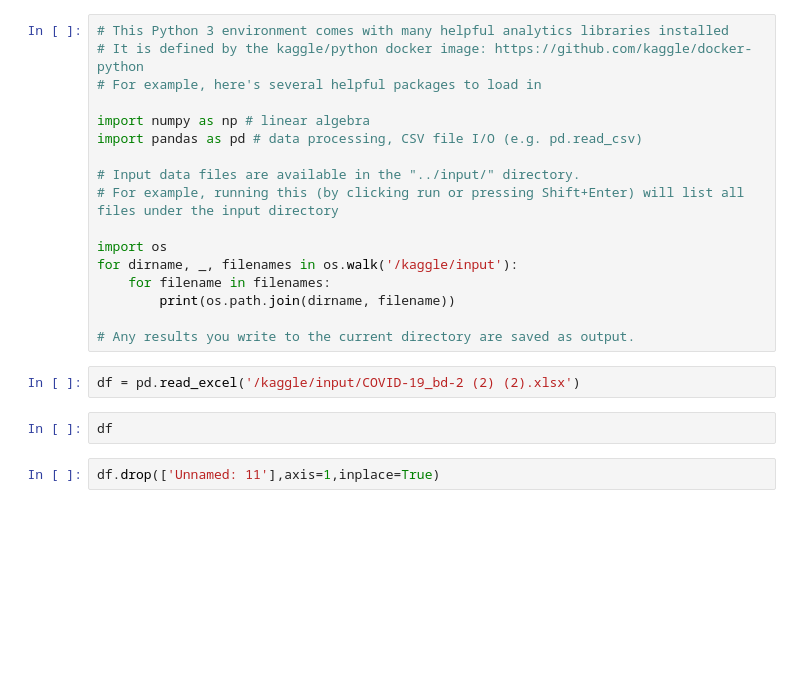
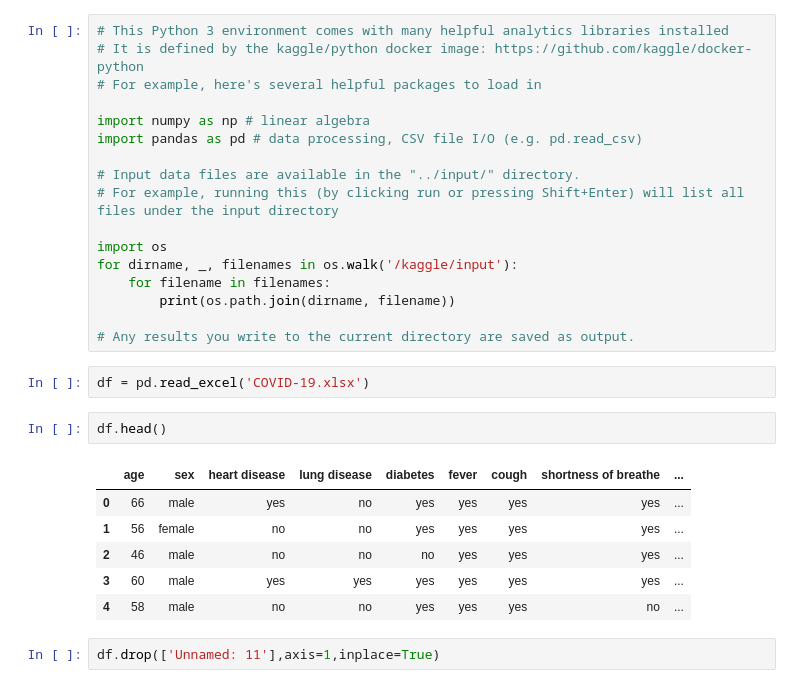
Before and after one commit to lsiddiqsunny/COVID19, a Jupyter notebook: Model/covid19.ipynb, the cells around one changed output. Cells and saved outputs as stored; diff of their text form; blank space fills up the shorter version.

```diff
--- a/Model/covid19.ipynb
+++ b/Model/covid19.ipynb
@@ -26,9 +28,16 @@ for dirname, _, filenames in os.walk('/kaggle/input'):
 
 # Any results you write to the current directory are saved as output.
 # %%
-df = pd.read_excel('/kaggle/input/COVID-19_bd-2 (2) (2).xlsx')
+df = pd.read_excel('COVID-19.xlsx')
 # %%
-df
+df.head()
+# %% [output]
+|  | age | sex | heart disease | lung disease | diabetes | fever | cough | shortness of breathe | ... |
+| 0 | 66 | male | yes | no | yes | yes | yes | yes | ... |
+| 1 | 56 | female | no | no | yes | yes | yes | yes | ... |
+| 2 | 46 | male | no | no | no | yes | yes | yes | ... |
+| 3 | 60 | male | yes | yes | yes | yes | yes | yes | ... |
+| 4 | 58 | male | no | no | yes | yes | yes | no | ... |
 # %%
 df.drop(['Unnamed: 11'],axis=1,inplace=True)
 # %%
```
Also changed, not shown: parts of 27 cells of this notebook, 4 other files.
